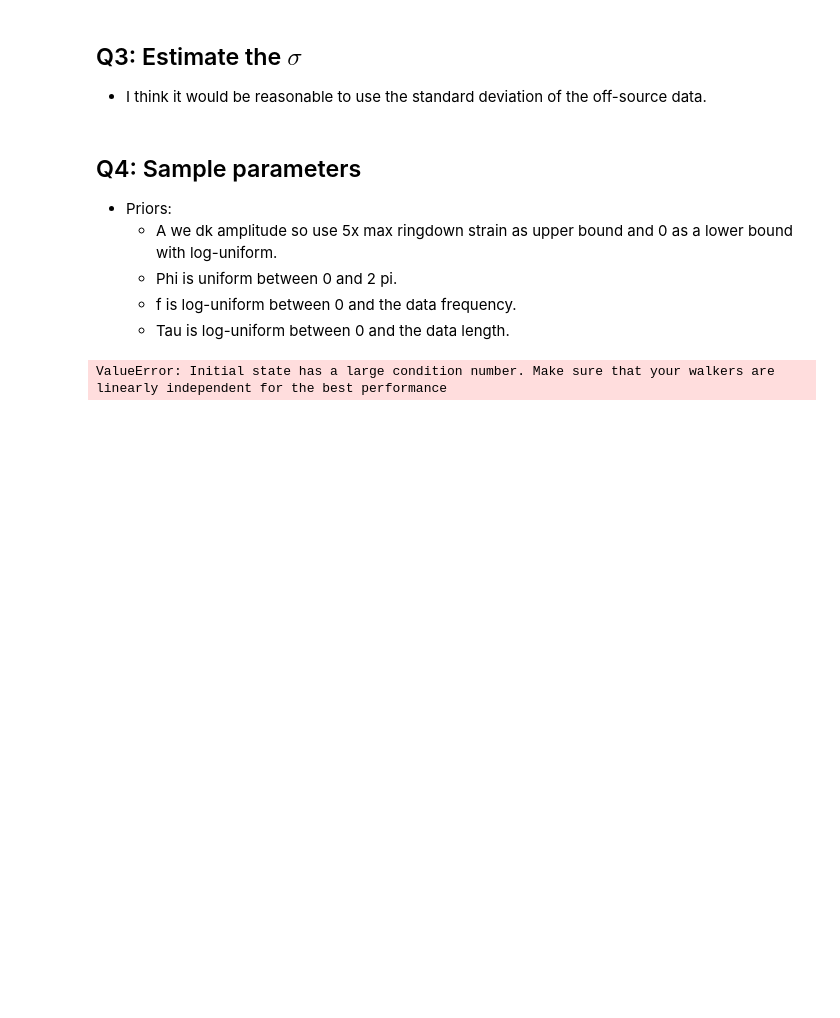
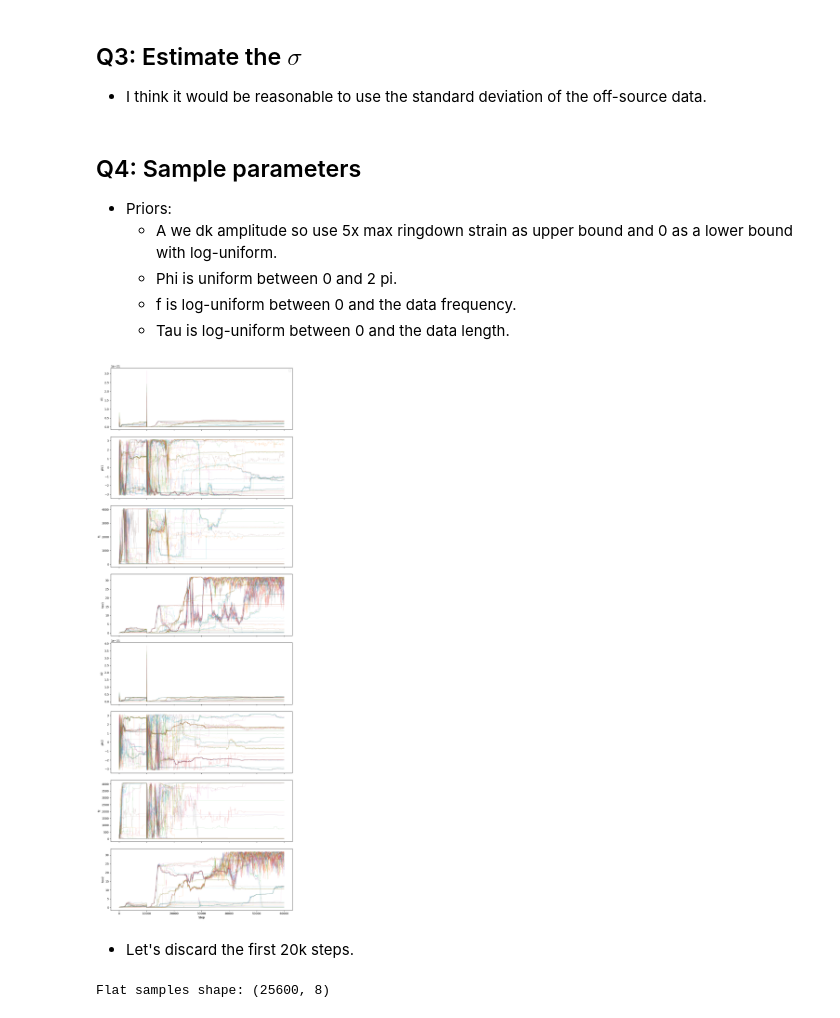
Before and after one commit to JoeyWee1/A5-Gravitational-Waves-QNM-Fitting-CW, a Jupyter notebook: solutions.ipynb, the cells around one changed output. Drawn from its saved outputs; the diff is of its cells as text; code cells hidden in the pictures; blank space fills up the shorter version.

```diff
--- a/solutions.ipynb
+++ b/solutions.ipynb
@@ -206,7 +206,7 @@ def lnPi(theta):
 def lnL(theta, t, data, std=off_std):
     A1, phi1, f1, tau1, A2, phi2, f2, tau2 = theta
     h = ringdown_model(t, A1, phi1, f1, tau1, A2, phi2, f2, tau2, t0)
-    return -0.5 * np.sum((d - h)**2 / std**2)
+    return -0.5 * np.sum((data - h)**2 / std**2)
 
 def lnPost(theta, t, d, sigma):
     lp = lnPi(theta)
@@ -230,9 +230,33 @@ p0 = p0_guess + p0_spread * rng.standard_normal((nwalkers, ndim))
 
 sampler = emcee.EnsembleSampler(
     nwalkers, ndim, lnPost,
-    args=(t_on, d_on)  # your on-source data after t0
+    args=(t_on, d_on, off_std)  # your on-source data after t0
 )
 # %%
-state = sampler.run_mcmc(p0, 10000, progress=True)
+state = sampler.run_mcmc(p0, 50000, progress=True)
-# %% [output]
-ValueError: Initial state has a large condition number. Make sure that your walkers are linearly independent for the best performance
+# %%
+param_names = ['A1', 'phi1', 'f1', 'tau1', 'A2', 'phi2', 'f2', 'tau2']
+fig, axes = plt.subplots(ndim, figsize=(10, 3.5 * ndim), sharex=True)
+
+chain = sampler.get_chain() # chain shape is (nwalkers, nsteps, ndim)
+
+for i, ax in enumerate(axes):
+    ax.plot(chain[:, :, i], alpha=0.3, lw=0.5)   # all walkers
+    ax.set_ylabel(param_names[i])
+
+axes[-1].set_xlabel("Step")
+axes[0].legend()
+plt.tight_layout()
+plt.show()
+# %% [output]
+[figure, added]
+# %% [markdown]
+- Let's discard the first 20k steps.
+# %%
+burn_in = 20000
+thin = 100
+
+flat_samples = sampler.get_chain(discard=burn_in, thin=thin, flat=True)
+print("Flat samples shape:", flat_samples.shape)  # (n_samples, ndim)
+# %% [output]
+Flat samples shape: (25600, 8)
```
Also changed, not shown: parts of 1 cell of this notebook.
